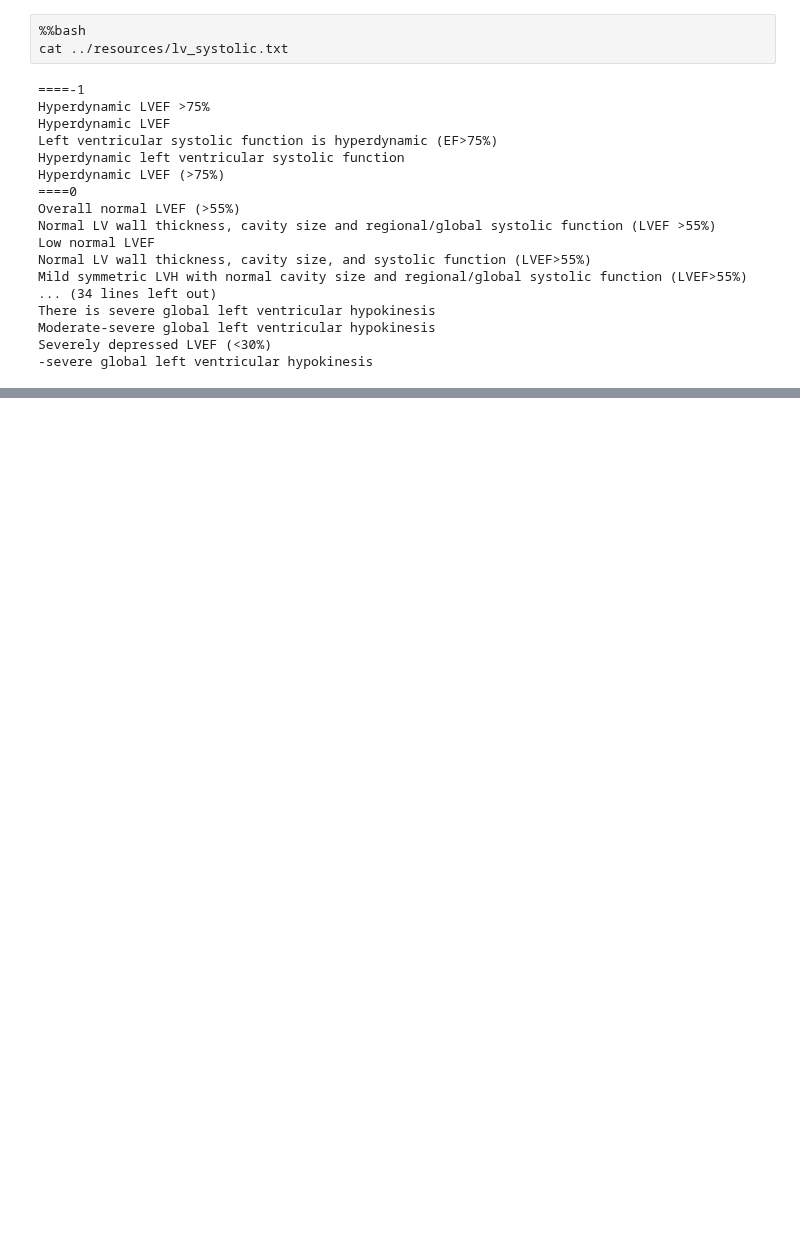
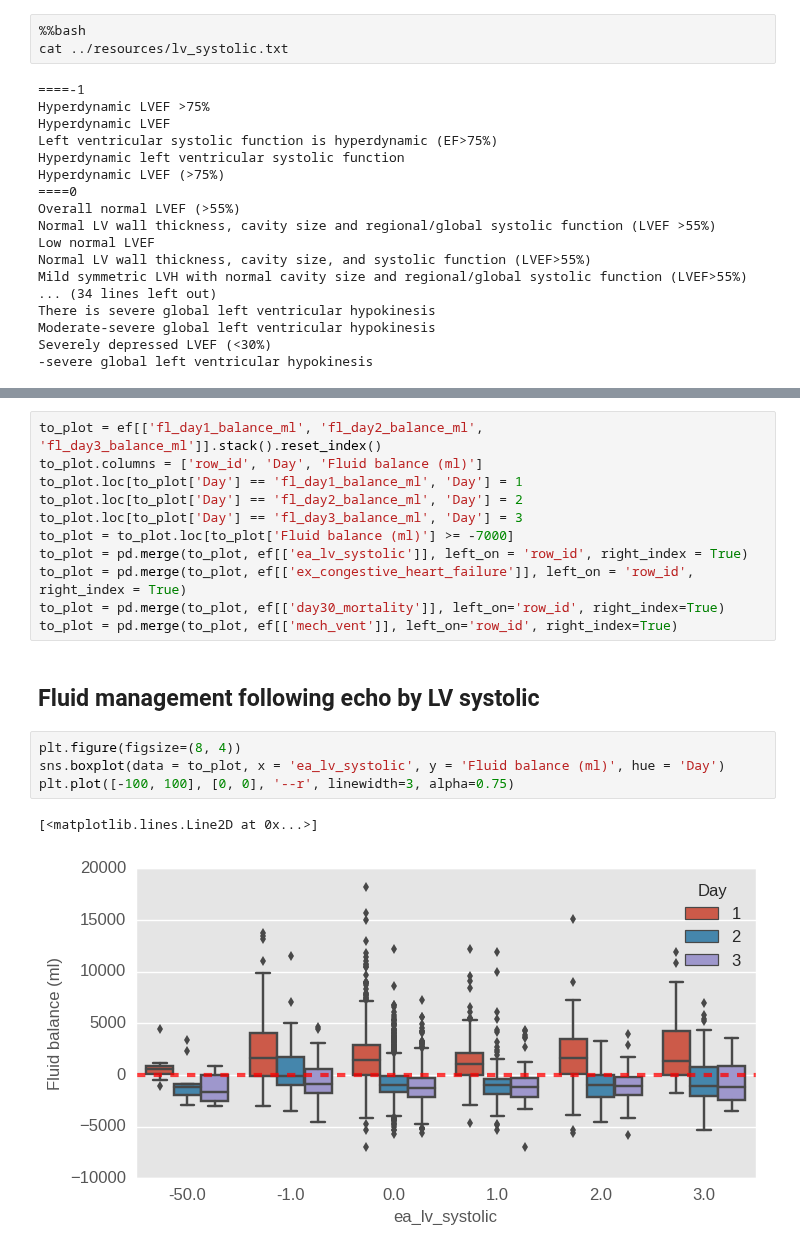
Before and after one commit to yhtgrace/echo, a Jupyter notebook: notebooks/161206_model_exploration_TB.ipynb, the cells around one changed output, grey strips where cells are left out. Cells and saved outputs as stored; diff of their text form; blank space fills up the shorter version.

```diff
--- a/notebooks/161206_model_exploration_TB.ipynb
+++ b/notebooks/161206_model_exploration_TB.ipynb
@@ -374,0 +250,20 @@ AUC: 0.694692460317 , correlation: 0.18185038771
+# %%
+to_plot = ef[['fl_day1_balance_ml', 'fl_day2_balance_ml', 'fl_day3_balance_ml']].stack().reset_index()
+to_plot.columns = ['row_id', 'Day', 'Fluid balance (ml)']
+to_plot.loc[to_plot['Day'] == 'fl_day1_balance_ml', 'Day'] = 1
+to_plot.loc[to_plot['Day'] == 'fl_day2_balance_ml', 'Day'] = 2
+to_plot.loc[to_plot['Day'] == 'fl_day3_balance_ml', 'Day'] = 3
+to_plot = to_plot.loc[to_plot['Fluid balance (ml)'] >= -7000]
+to_plot = pd.merge(to_plot, ef[['ea_lv_systolic']], left_on = 'row_id', right_index = True)
+to_plot = pd.merge(to_plot, ef[['ex_congestive_heart_failure']], left_on = 'row_id', right_index = True)
+to_plot = pd.merge(to_plot, ef[['day30_mortality']], left_on='row_id', right_index=True)
+to_plot = pd.merge(to_plot, ef[['mech_vent']], left_on='row_id', right_index=True)
+# %% [markdown]
+## Fluid management following echo by LV systolic
+# %%
+plt.figure(figsize=(8, 4))
+sns.boxplot(data = to_plot, x = 'ea_lv_systolic', y = 'Fluid balance (ml)', hue = 'Day')
+plt.plot([-100, 100], [0, 0], '--r', linewidth=3, alpha=0.75)
+# %% [output]
+[<matplotlib.lines.Line2D at 0x...>]
+[figure, added]
```
Also changed, not shown: parts of 73 cells of this notebook.
